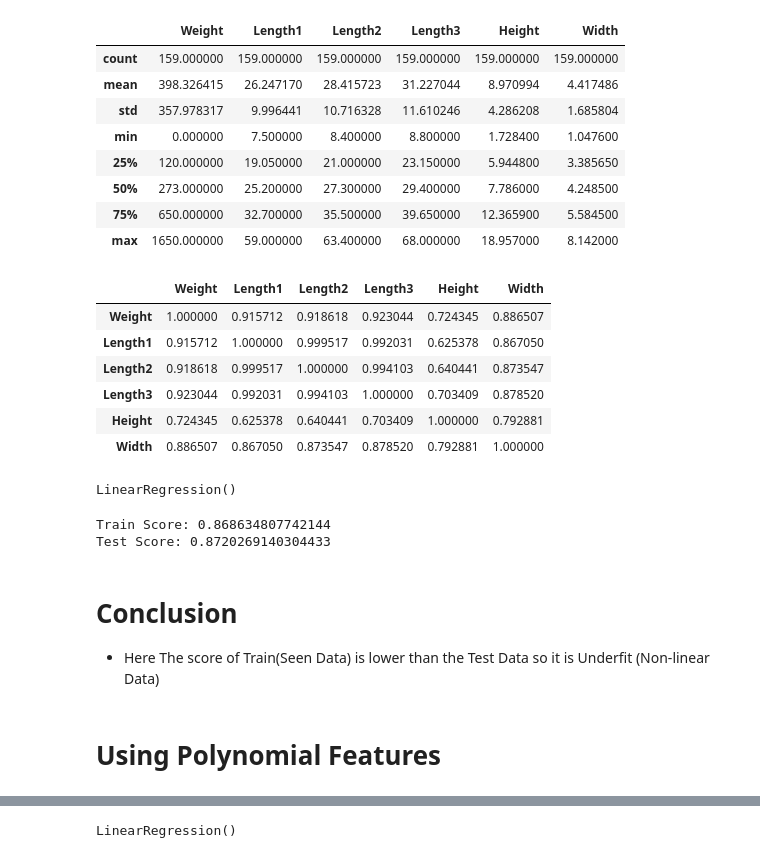
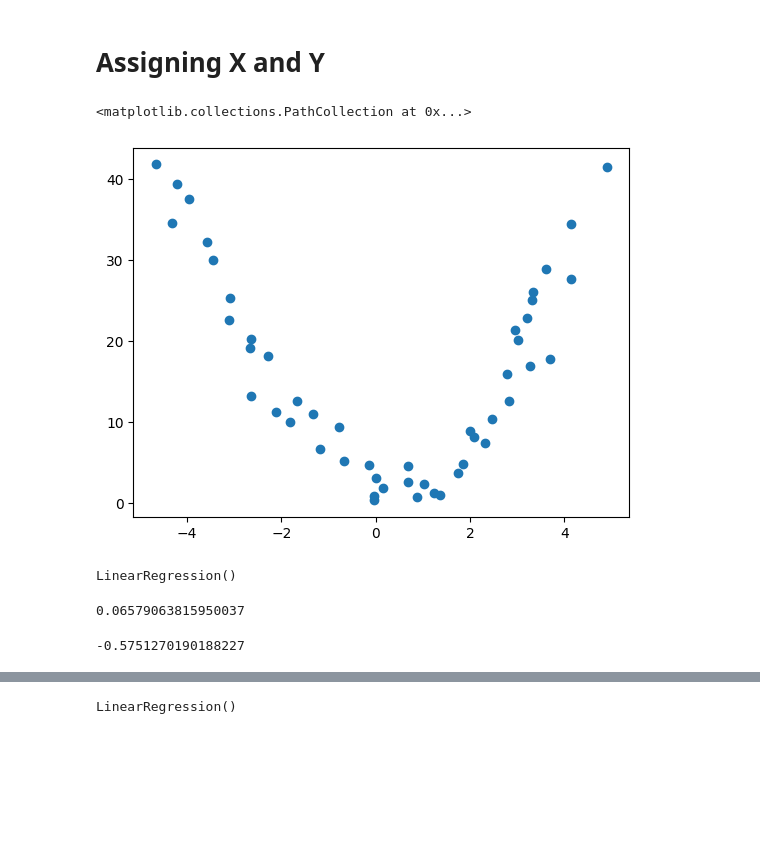
Before and after one commit to dhanush0823-git/Machine_Learning01, a Jupyter notebook: Regrission/ICS_DataSet.ipynb, the cells around one changed output, grey strips where cells are left out. Drawn from its saved outputs; the diff is of its cells as text; code cells hidden in the pictures; blank space fills up the shorter version.

```diff
--- a/fish.ipynb
+++ b/Regrission/ICS_DataSet.ipynb
@@ -37,28 +28,6 @@ df.head()
-# %%
-df.describe()
-# %% [output]
-|  | Weight | Length1 | Length2 | Length3 | Height | Width |
-| count | 159.000000 | 159.000000 | 159.000000 | 159.000000 | 159.000000 | 159.000000 |
-| mean | 398.326415 | 26.247170 | 28.415723 | 31.227044 | 8.970994 | 4.417486 |
-| std | 357.978317 | 9.996441 | 10.716328 | 11.610246 | 4.286208 | 1.685804 |
-| min | 0.000000 | 7.500000 | 8.400000 | 8.800000 | 1.728400 | 1.047600 |
-| 25% | 120.000000 | 19.050000 | 21.000000 | 23.150000 | 5.944800 | 3.385650 |
-| 50% | 273.000000 | 25.200000 | 27.300000 | 29.400000 | 7.786000 | 4.248500 |
-| 75% | 650.000000 | 32.700000 | 35.500000 | 39.650000 | 12.365900 | 5.584500 |
-| max | 1650.000000 | 59.000000 | 63.400000 | 68.000000 | 18.957000 | 8.142000 |
-# %%
-df = df.drop(columns='Species')
-# %%
-df.corr(numeric_only=True)
-# %% [output]
-|  | Weight | Length1 | Length2 | Length3 | Height | Width |
-| Weight | 1.000000 | 0.915712 | 0.918618 | 0.923044 | 0.724345 | 0.886507 |
-| Length1 | 0.915712 | 1.000000 | 0.999517 | 0.992031 | 0.625378 | 0.867050 |
-| Length2 | 0.918618 | 0.999517 | 1.000000 | 0.994103 | 0.640441 | 0.873547 |
-| Length3 | 0.923044 | 0.992031 | 0.994103 | 1.000000 | 0.703409 | 0.878520 |
-| Height | 0.724345 | 0.625378 | 0.640441 | 0.703409 | 1.000000 | 0.792881 |
-| Width | 0.886507 | 0.867050 | 0.873547 | 0.878520 | 0.792881 | 1.000000 |
+# %% [markdown]
+# Assigning X and Y
 # %%
-x = df.drop(columns='Weight')
-y = df['Weight']
+x = df.drop(columns="Ice Cream Sales (units)" ) # Feature 2D
+y = df['Ice Cream Sales (units)'] #target 1D
 # %%
@@ -65,2 +35,7 @@ y = df['Weight']
 xtrain,xtest,ytrain,ytest = train_test_split(x,y,train_size=0.8,random_state=42)
+# %%
+plt.scatter(x,y)
+# %% [output]
+<matplotlib.collections.PathCollection at 0x...>
+[figure, added]
 # %%
@@ -70,19 +45,2 @@ model.fit(xtrain,ytrain)
 # %% [output]
 LinearRegression()
-# %%
-ytrain_pred = model.predict(xtrain)
-train_score = r2_score(ytrain_pred,ytrain)
-print(f"Train Score: {train_score}")
-
-ytest_pred = model.predict(xtest)
-test_score = r2_score(ytest_pred,ytest)
-print(f"Test Score: {test_score}")
-# %% [output]
-Train Score: 0.868634807742144
-Test Score: 0.8720269140304433
-# %% [markdown]
-# Conclusion
-
-* Here The score of Train(Seen Data) is lower than the Test Data so it is Underfit (Non-linear Data)
-# %% [markdown]
-# Using Polynomial Features
@@ -91,0 +47,12 @@ model_poly = LinearRegression()
+# %%
+ytrain_predict = model.predict(xtrain)
+train_score = r2_score(ytrain,ytrain_predict)
+print(train_score)
+# %% [output]
+0.06579063815950037
+# %%
+ytest_predict = model.predict(xtest)
+train = r2_score(ytest,ytest_predict)
+print(train)
+# %% [output]
+-0.5751270190188227
```
Also changed, not shown: parts of 20 cells of this notebook, 7 other files.
